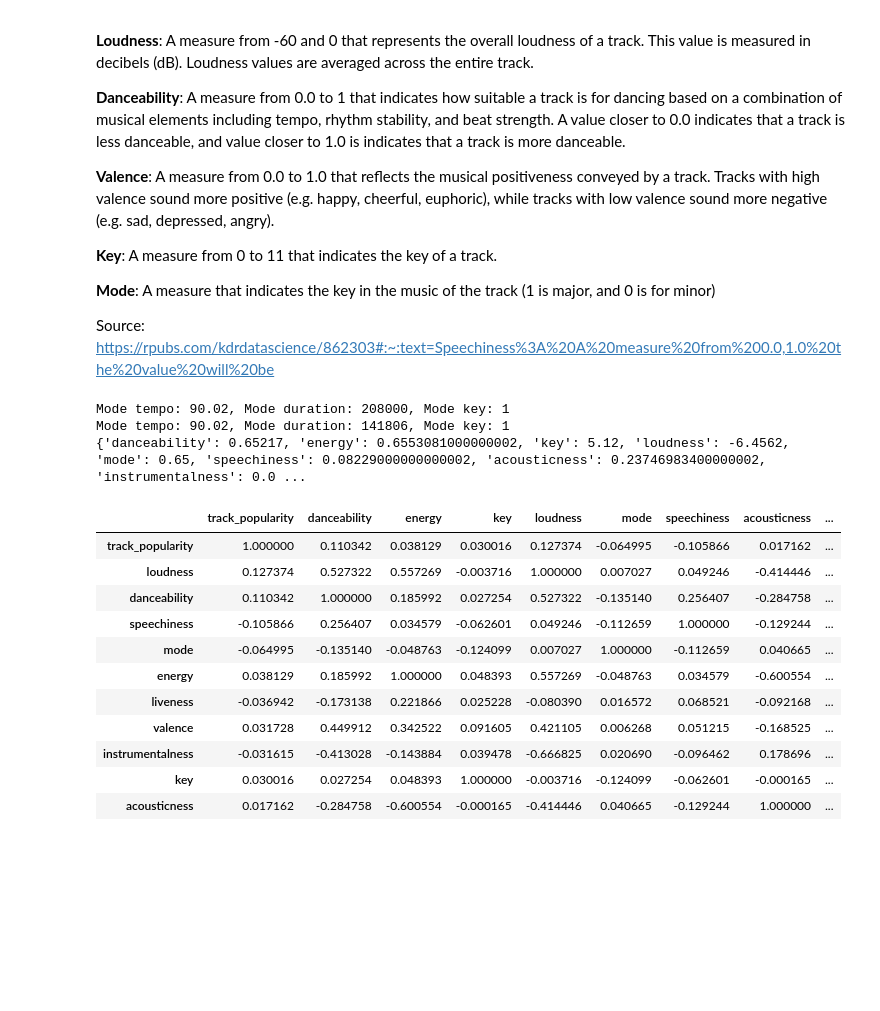
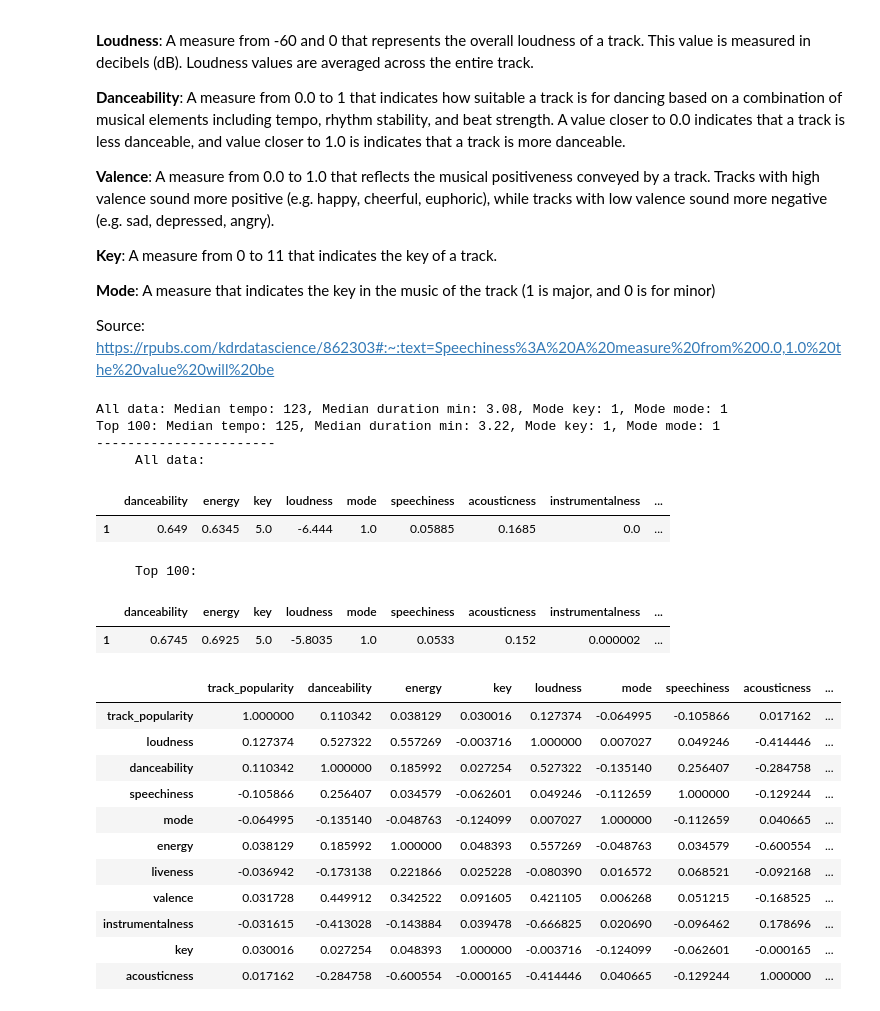
Before and after one commit to ValentinForster/Foundations-Project, a Jupyter notebook: Project.ipynb, the cells around one changed output. Cells and saved outputs as stored; diff of their text form; code cells hidden in the pictures; blank space fills up the shorter version.

```diff
--- a/Project.ipynb
+++ b/Project.ipynb
@@ -132,27 +130,44 @@ Source: https://rpubs.com/kdrdatascience/862303#:~:text=Speechiness%3A%20A%20mea
 # %%
 df_sorted = df_combined.sort_values('track_popularity', ascending=False)
 top_100 = df_sorted.head(100)
 
 medians_per_feature = {}
+medians_per_feature_100 = {}
 
 for feature in features:
-    medians_per_feature[feature] = top_100[feature].mean()
+    medians_per_feature_100[feature] = top_100[feature].median()
+    medians_per_feature[feature] = df_clean[feature].median()
 
-mode_tempo = df_combined["tempo"].mode()[0]
-mode_duration = df_combined["duration_ms"].mode()[0]
+median_tempo = df_combined["tempo"].median()
+median_duration = df_combined["duration_ms"].median()
 mode_key = df_combined["key"].mode()[0]
-print(f"Mode tempo: {mode_tempo}, Mode duration: {mode_duration}, Mode key: {mode_key}")
+mode_mode = df_combined["mode"].mode()[0]
+print(f"All data: Median tempo: {int(median_tempo)}, Median duration min: {round(median_duration/60000,2)}, Mode key: {mode_key}, Mode mode: {mode_mode}")
 
-mode_tempo_100 = top_100["tempo"].mode()[0]
-mode_duration_100 = top_100["duration_ms"].mode()[0]
+median_tempo_100 = top_100["tempo"].median()
+median_duration_100 = top_100["duration_ms"].median()
 mode_key_100 = top_100["key"].mode()[0]
-print(f"Mode tempo: {mode_tempo_100}, Mode duration: {mode_duration_100}, Mode key: {mode_key_100}")
+mode_mode_100 = top_100["mode"].mode()[0]
+print(f"Top 100: Median tempo: {int(median_tempo_100)}, Median duration min: {round(median_duration_100/60000,2)}, Mode key: {mode_key_100}, Mode mode: {mode_mode_100}")
+print("-----------------------")
+medians = pd.DataFrame(medians_per_feature, index = [1])
+medians_100 = pd.DataFrame(medians_per_feature_100, index = [1])
+print("     All data:")
+display(medians)
+print("     Top 100:")
+display(medians_100)
 
-print(medians_per_feature)
+#display(top_100)
 # %% [output]
-Mode tempo: 90.02, Mode duration: 208000, Mode key: 1
-Mode tempo: 90.02, Mode duration: 141806, Mode key: 1
-{'danceability': 0.65217, 'energy': 0.6553081000000002, 'key': 5.12, 'loudness': -6.4562, 'mode': 0.65, 'speechiness': 0.08229000000000002, 'acousticness': 0.23746983400000002, 'instrumentalness': 0.0 ...
+All data: Median tempo: 123, Median duration min: 3.08, Mode key: 1, Mode mode: 1
+Top 100: Median tempo: 125, Median duration min: 3.22, Mode key: 1, Mode mode: 1
+-----------------------
+     All data:
+|  | danceability | energy | key | loudness | mode | speechiness | acousticness | instrumentalness | ... |
+| 1 | 0.649 | 0.6345 | 5.0 | -6.444 | 1.0 | 0.05885 | 0.1685 | 0.0 | ... |
+     Top 100:
+|  | danceability | energy | key | loudness | mode | speechiness | acousticness | instrumentalness | ... |
+| 1 | 0.6745 | 0.6925 | 5.0 | -5.8035 | 1.0 | 0.0533 | 0.152 | 0.000002 | ... |
 # %%
 correlations = df_clean.corr().sort_values('track_popularity', ascending=False, key=abs)
 display(correlations)
```
Also changed, not shown: parts of 1 cell of this notebook.
